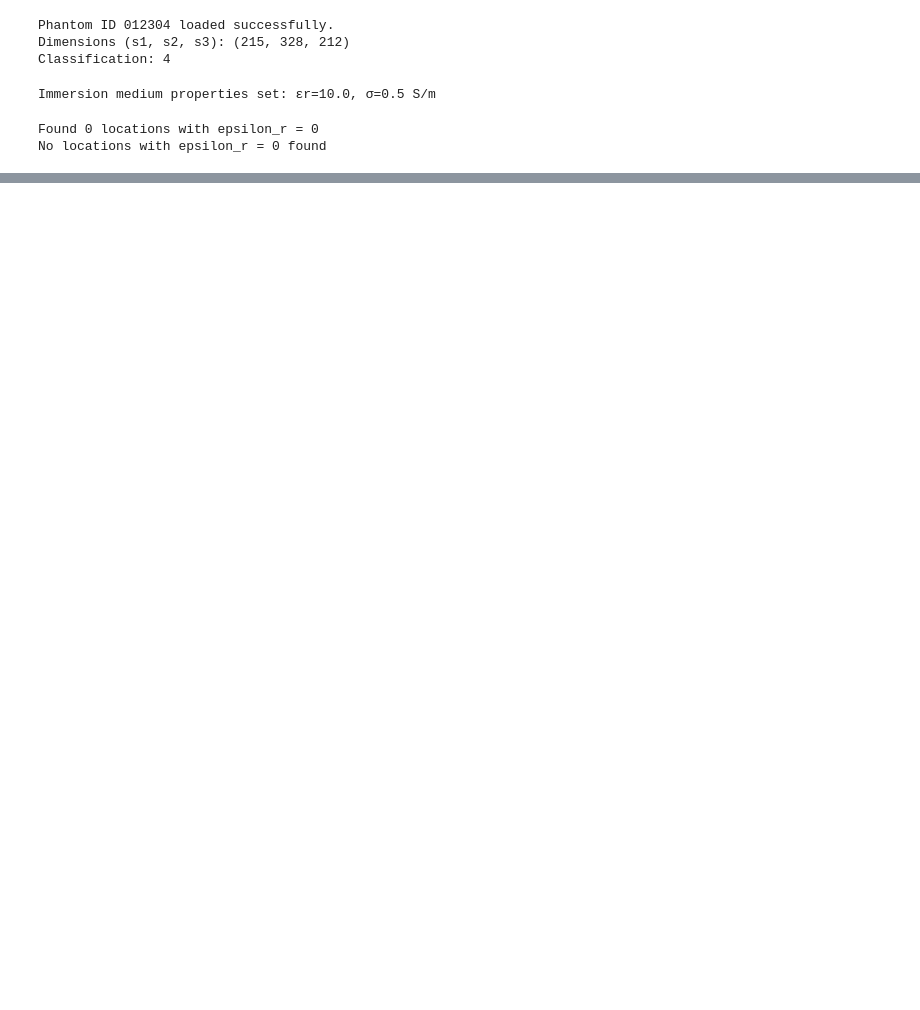
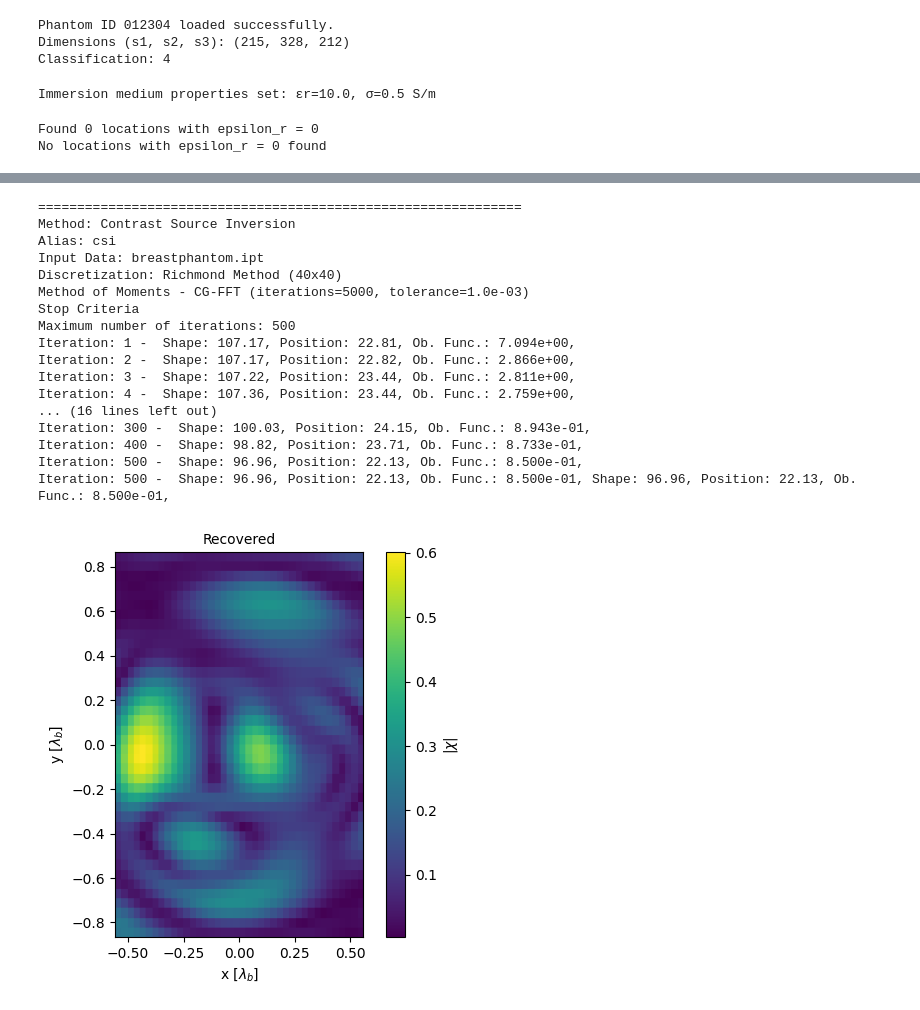
Before and after one commit to andre-batista/PISPAEIS, a Jupyter notebook: experiments/breast/test.ipynb, the cells around one changed output, grey strips where cells are left out. Drawn from its saved outputs; the diff is of its cells as text; code cells hidden in the pictures; blank space fills up the shorter version.

```diff
--- a/experiments/breast/test.ipynb
+++ b/experiments/breast/test.ipynb
@@ -189,0 +209,27 @@ Iteration: 30 -  Shape: inf, Position: 29.60, Ob. Func.: 1.210e+00,
+# %%
+import csi
+
+method = csi.ContrastSourceInversion(stp.StopCriteria(max_iterations=500))
+
+result = method.solve(test, discretization)
+
+result.plot_map(show=True)
+# %% [output]
+==============================================================
+Method: Contrast Source Inversion
+Alias: csi
+Input Data: breastphantom.ipt
+Discretization: Richmond Method (40x40)
+Method of Moments - CG-FFT (iterations=5000, tolerance=1.0e-03)
+Stop Criteria
+Maximum number of iterations: 500
+Iteration: 1 -  Shape: 107.17, Position: 22.81, Ob. Func.: 7.094e+00,
+Iteration: 2 -  Shape: 107.17, Position: 22.82, Ob. Func.: 2.866e+00,
+Iteration: 3 -  Shape: 107.22, Position: 23.44, Ob. Func.: 2.811e+00,
+Iteration: 4 -  Shape: 107.36, Position: 23.44, Ob. Func.: 2.759e+00,
+... (16 lines left out)
+Iteration: 300 -  Shape: 100.03, Position: 24.15, Ob. Func.: 8.943e-01,
+Iteration: 400 -  Shape: 98.82, Position: 23.71, Ob. Func.: 8.733e-01,
+Iteration: 500 -  Shape: 96.96, Position: 22.13, Ob. Func.: 8.500e-01,
+Iteration: 500 -  Shape: 96.96, Position: 22.13, Ob. Func.: 8.500e-01, Shape: 96.96, Position: 22.13, Ob. Func.: 8.500e-01,
+[figure, added]
```
Also changed, not shown: parts of 9 cells of this notebook, 2 other files.
